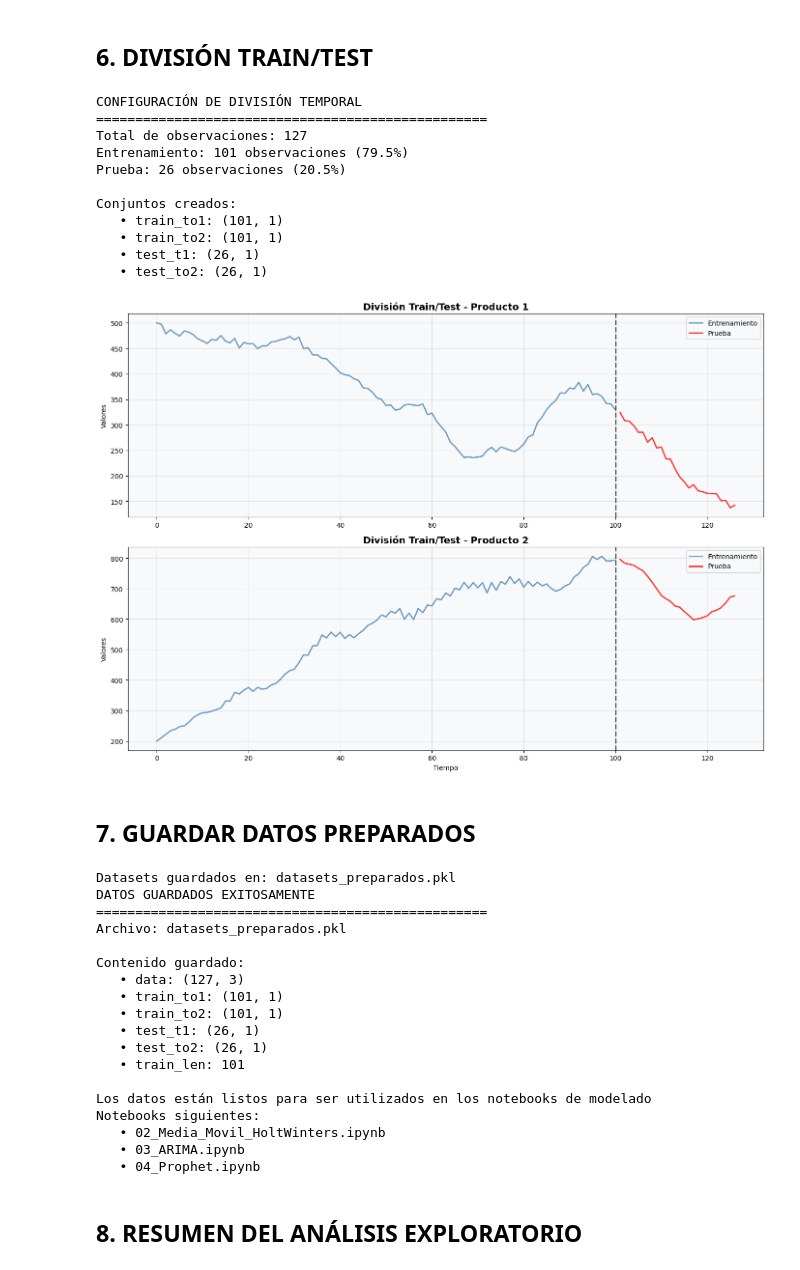
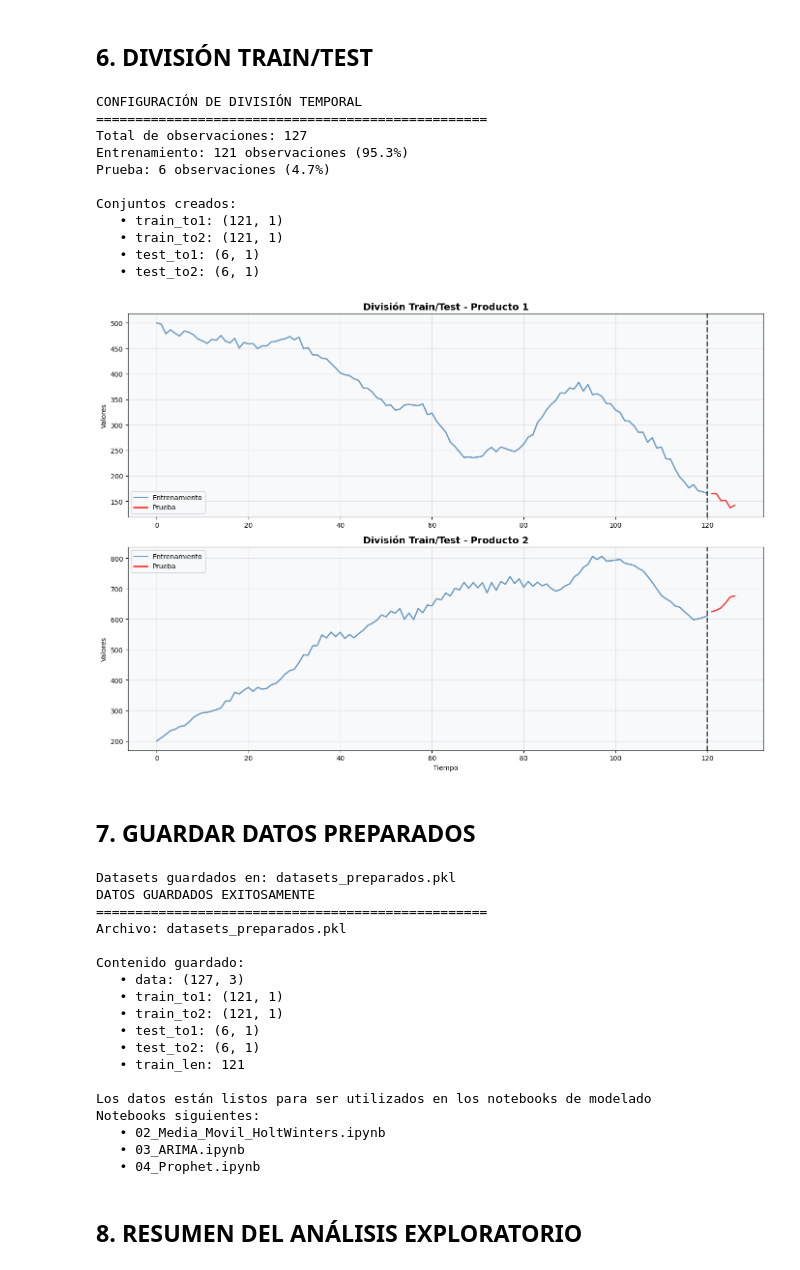
Before and after one commit to DarkLord0404/AAIII, a Jupyter notebook: Taller Final/01_Analisis_Exploratorio.ipynb, the cells around one changed output. Saved outputs shown, nothing was run; the diff lists cells and outputs as text; code cells hidden in the pictures.

```diff
--- a/Taller Final/01_Analisis_Exploratorio.ipynb
+++ b/Taller Final/01_Analisis_Exploratorio.ipynb
@@ -335,40 +335,41 @@ plt.show()
 ## 6. DIVISIÓN TRAIN/TEST
 # %%
 # Configurar división temporal
-train_len = int(len(data) * 0.8)  # 80% para entrenamiento
+test_len = 6  # 6 datos para prueba
+train_len = len(data) - test_len
 print(f"CONFIGURACIÓN DE DIVISIÓN TEMPORAL")
 print("=" * 50)
 print(f"Total de observaciones: {len(data)}")
 print(f"Entrenamiento: {train_len} observaciones ({train_len/len(data)*100:.1f}%)")
-print(f"Prueba: {len(data) - train_len} observaciones ({(len(data) - train_len)/len(data)*100:.1f}%)")
+print(f"Prueba: {test_len} observaciones ({test_len/len(data)*100:.1f}%)")
 
 # Crear conjuntos de entrenamiento y prueba
 train_to1 = data.iloc[:train_len][['producto1']].copy()
 train_to2 = data.iloc[:train_len][['producto2']].copy()
-test_t1 = data.iloc[train_len:][['producto1']].copy()
+test_to1 = data.iloc[train_len:][['producto1']].copy()
 test_to2 = data.iloc[train_len:][['producto2']].copy()
 
 print(f"\nConjuntos creados:")
 print(f"   • train_to1: {train_to1.shape}")
 print(f"   • train_to2: {train_to2.shape}")
-print(f"   • test_t1: {test_t1.shape}")
+print(f"   • test_to1: {test_to1.shape}")
 print(f"   • test_to2: {test_to2.shape}")
 
 # Visualizar la división usando la función del módulo de configuración
 cfg.plot_train_test_split(train_to1, test_t1, train_to2, test_to2, train_len, 'División Train/Test')
 # %% [output]
 CONFIGURACIÓN DE DIVISIÓN TEMPORAL
 ==================================================
 Total de observaciones: 127
-Entrenamiento: 101 observaciones (79.5%)
-Prueba: 26 observaciones (20.5%)
+Entrenamiento: 121 observaciones (95.3%)
+Prueba: 6 observaciones (4.7%)
 
 Conjuntos creados:
-   • train_to1: (101, 1)
-   • train_to2: (101, 1)
-   • test_t1: (26, 1)
-   • test_to2: (26, 1)
+   • train_to1: (121, 1)
+   • train_to2: (121, 1)
+   • test_to1: (6, 1)
+   • test_to2: (6, 1)
-[figure, old version]
+[figure, new version]
 # %% [markdown]
 ## 7. GUARDAR DATOS PREPARADOS
 # %%
@@ -377,7 +378,7 @@ datasets = {
     'data': data,
     'train_to1': train_to1,
     'train_to2': train_to2,
-    'test_t1': test_t1,
+    'test_to1': test_to1,
     'test_to2': test_to2,
     'train_len': train_len
 }
@@ -408,11 +409,11 @@ Archivo: datasets_preparados.pkl
 
 Contenido guardado:
    • data: (127, 3)
-   • train_to1: (101, 1)
-   • train_to2: (101, 1)
-   • test_t1: (26, 1)
-   • test_to2: (26, 1)
-   • train_len: 101
+   • train_to1: (121, 1)
+   • train_to2: (121, 1)
+   • test_to1: (6, 1)
+   • test_to2: (6, 1)
+   • train_len: 121
 
 Los datos están listos para ser utilizados en los notebooks de modelado
 Notebooks siguientes:
```
Also changed, not shown: parts of 3 cells of this notebook, 6 other files.
